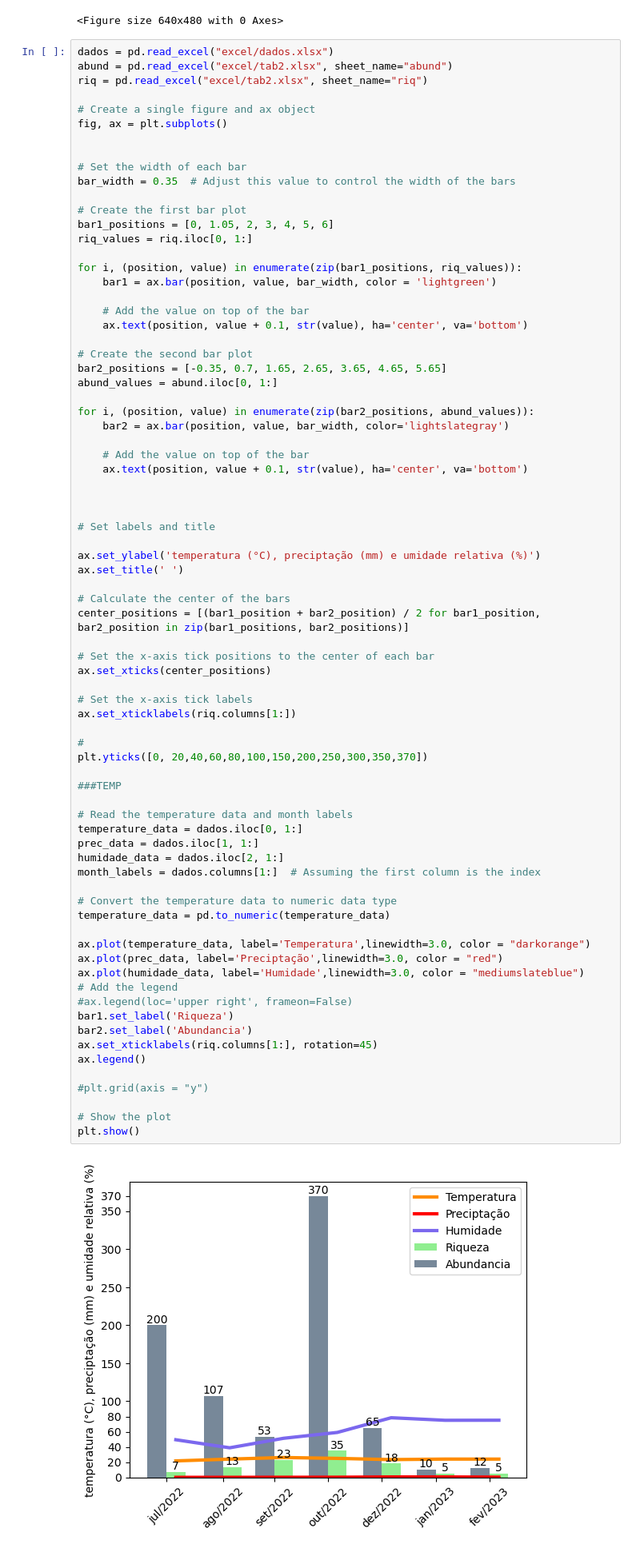
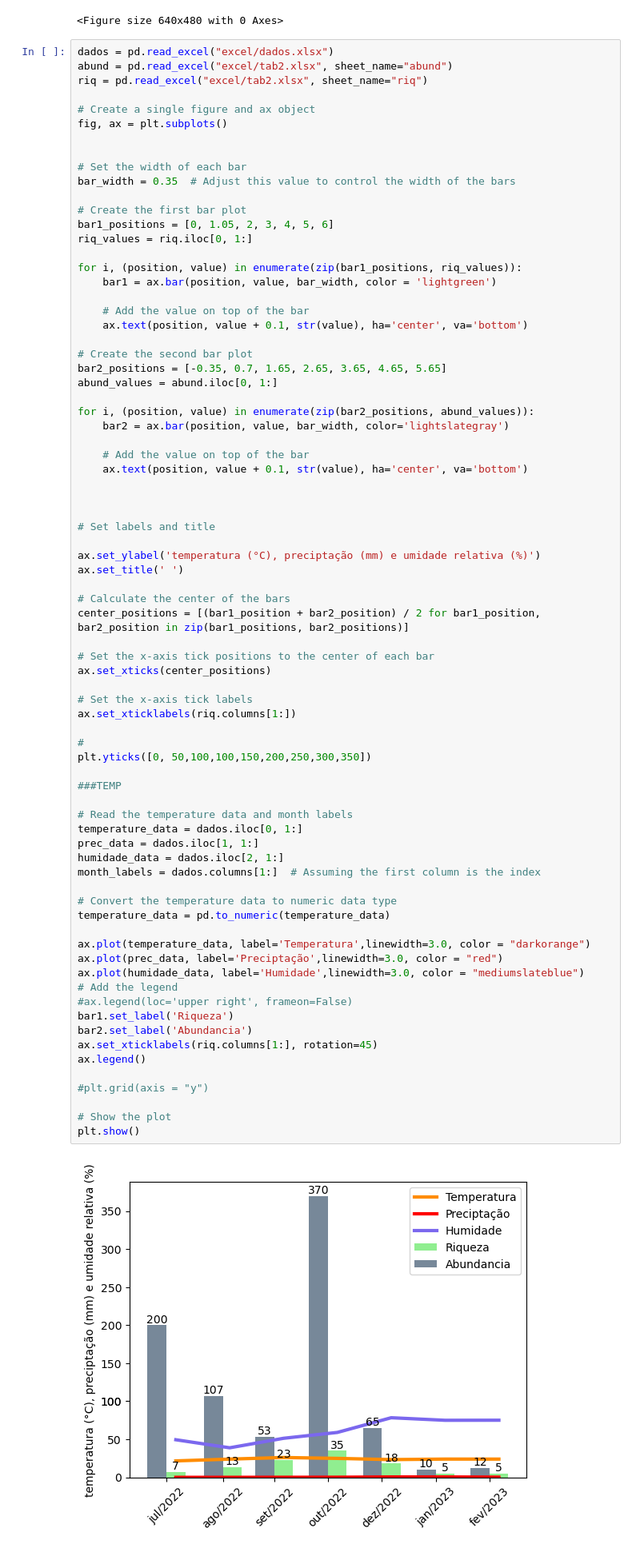
Before and after one commit to ikaromm/Graficos-TCC-Stratiomyidae, a Jupyter notebook: graf_final.ipynb, the cells around one changed output. Shown: that part at 80% size. Cells and saved outputs as stored; diff of their text form.

```diff
--- a/graf_final.ipynb
+++ b/graf_final.ipynb
@@ -57,32 +57,32 @@ ax.set_xticks(center_positions)
 ax.set_xticklabels(riq.columns[1:])
 
 #
-plt.yticks([0, 20,40,60,80,100,150,200,250,300,350,370])
+plt.yticks([0, 50,100,100,150,200,250,300,350])
 
 ###TEMP
 
 # Read the temperature data and month labels
 temperature_data = dados.iloc[0, 1:]
 prec_data = dados.iloc[1, 1:]
 humidade_data = dados.iloc[2, 1:]
 month_labels = dados.columns[1:]  # Assuming the first column is the index
 
 # Convert the temperature data to numeric data type
 temperature_data = pd.to_numeric(temperature_data)
 
 ax.plot(temperature_data, label='Temperatura',linewidth=3.0, color = "darkorange")
 ax.plot(prec_data, label='Preciptação',linewidth=3.0, color = "red")
 ax.plot(humidade_data, label='Humidade',linewidth=3.0, color = "mediumslateblue")
 # Add the legend
 #ax.legend(loc='upper right', frameon=False)
 bar1.set_label('Riqueza')
 bar2.set_label('Abundancia')
 ax.set_xticklabels(riq.columns[1:], rotation=45)
 ax.legend()
 
 #plt.grid(axis = "y")
 
 # Show the plot
 plt.show()
 # %% [output]
-[figure, old version]
+[figure, new version]
```
Also changed, not shown: 1 other file.
